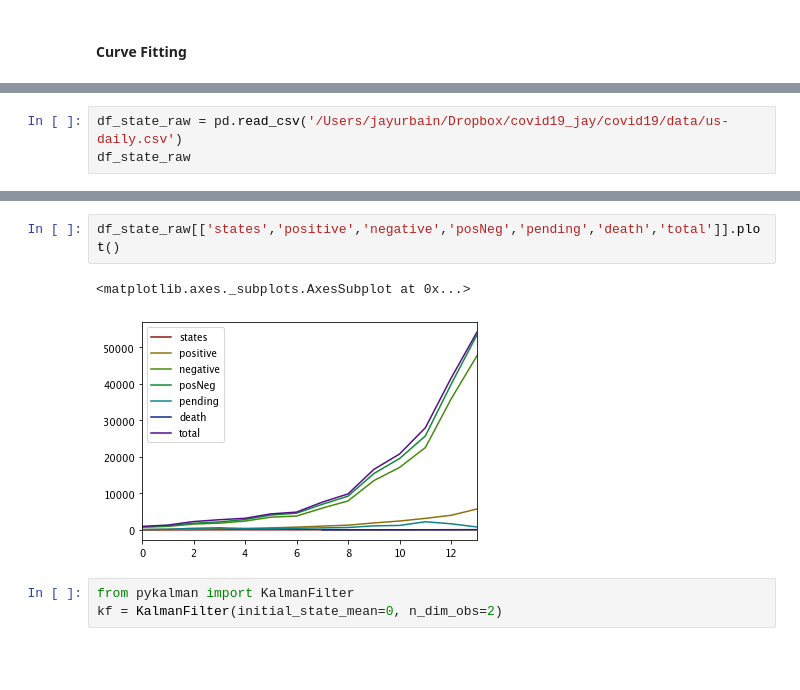
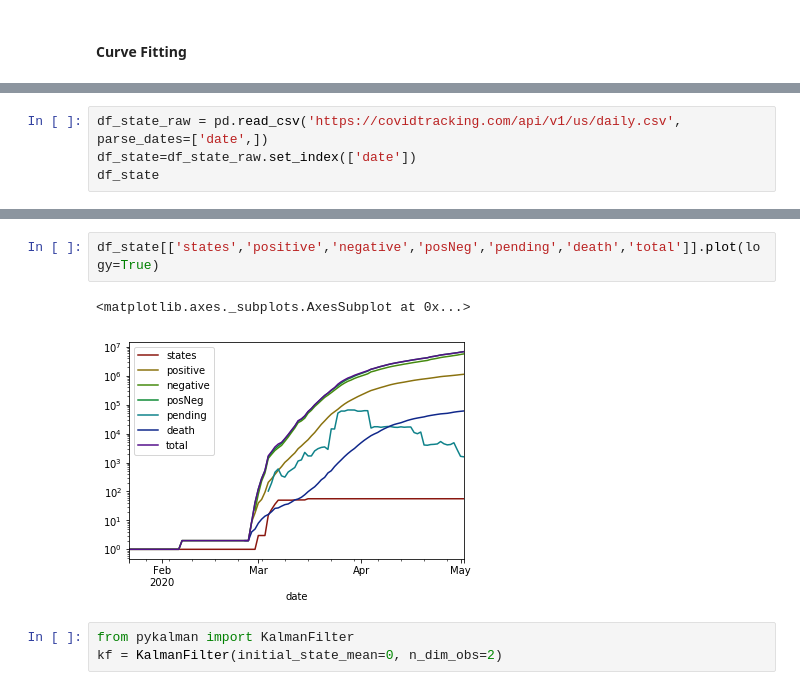
Before and after one commit to jayurbain/covid19, a Jupyter notebook: covid19.ipynb, the cells around one changed output, grey strips where cells are left out. Drawn from its saved outputs; the diff is of its cells as text; blank space fills up the shorter version.

```diff
--- a/covid19.ipynb
+++ b/covid19.ipynb
@@ -885,4 +851,5 @@ df_state_raw
 # %%
-df_state_raw = pd.read_csv('/Users/jayurbain/Dropbox/covid19_jay/covid19/data/us-daily.csv')
-df_state_raw
+df_state_raw = pd.read_csv('https://covidtracking.com/api/v1/us/daily.csv', parse_dates=['date',])
+df_state=df_state_raw.set_index(['date'])
+df_state
 # %% [output]
@@ -904,8 +870,8 @@ df_state_raw
 # %%
-df_state_raw[['states','positive','negative','posNeg','pending','death','total']].plot()
+df_state[['states','positive','negative','posNeg','pending','death','total']].plot(logy=True)
 # %% [output]
 <matplotlib.axes._subplots.AxesSubplot at 0x...>
-[figure, old version]
+[figure, new version]
 # %%
 from pykalman import KalmanFilter
 kf = KalmanFilter(initial_state_mean=0, n_dim_obs=2)
```
Also changed, not shown: parts of 62 cells of this notebook.
